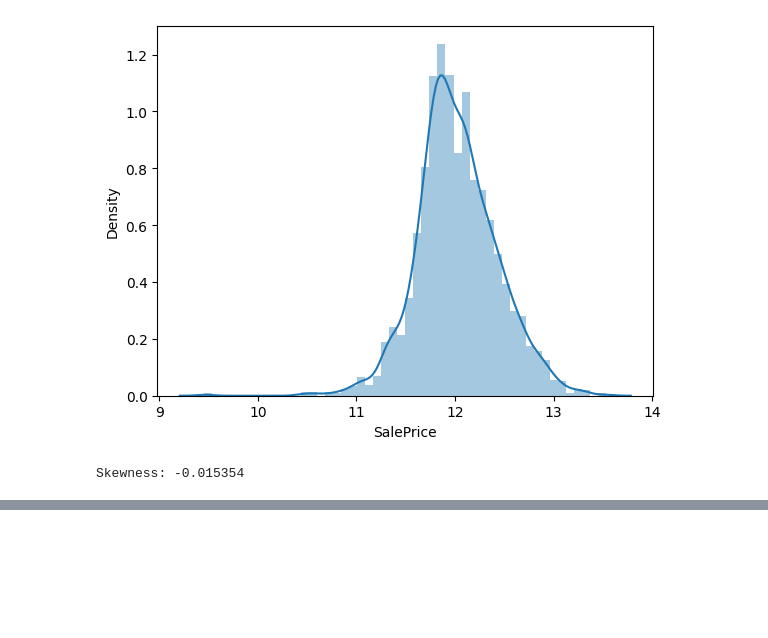
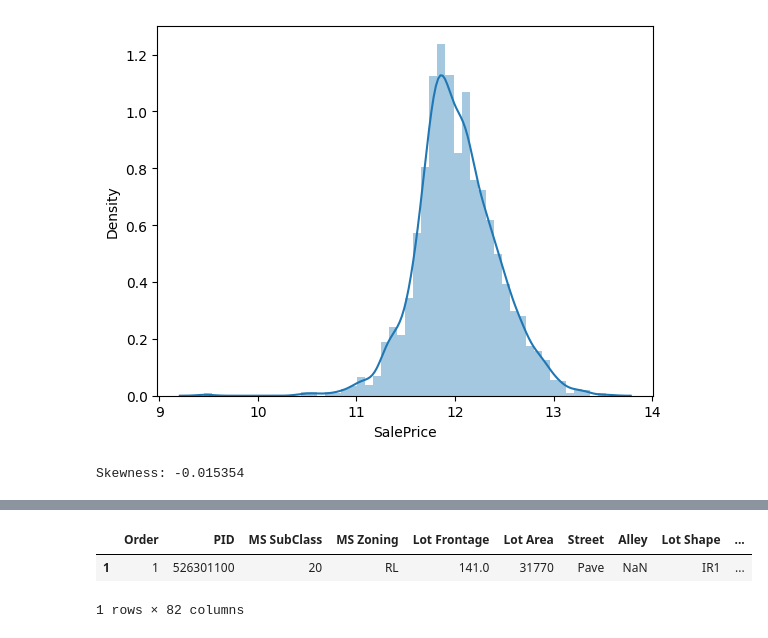
Before and after one commit to EngRidhoNet/machinelearning, a Jupyter notebook: Data-Cleaning.ipynb, the cells around one changed output, grey strips where cells are left out. Cells and saved outputs as stored; diff of their text form; code cells hidden in the pictures; blank space fills up the shorter version.

```diff
--- a/Data-Cleaning.ipynb
+++ b/Data-Cleaning.ipynb
@@ -156,0 +178,10 @@ Skewness: -0.015354
+# %%
+duplicate = housing[housing.duplicated(['PID'])]
+duplicate
+# jadi untuk melihat data yang duplikat kita bisa menggunakan duplicated
+# jika hasilnya kosong maka tidak ada data yang duplikat
+# jika hasilnya ada maka data tersebut duplikat
+# %% [output]
+|  | Order | PID | MS SubClass | MS Zoning | Lot Frontage | Lot Area | Street | Alley | Lot Shape | ... |
+| 1 | 1 | 526301100 | 20 | RL | 141.0 | 31770 | Pave | NaN | IR1 | ... |
+1 rows × 82 columns
```
Also changed, not shown: parts of 3 cells of this notebook.
